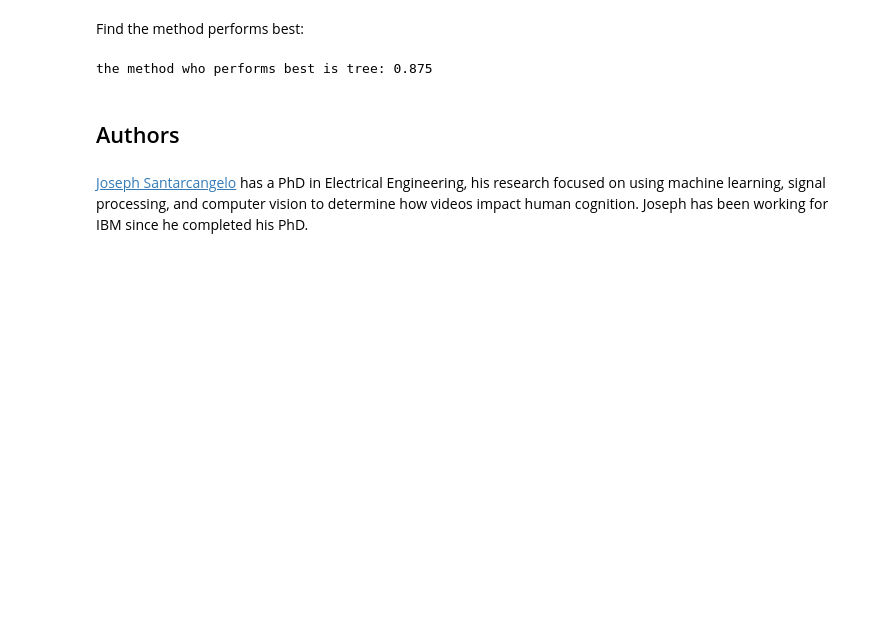
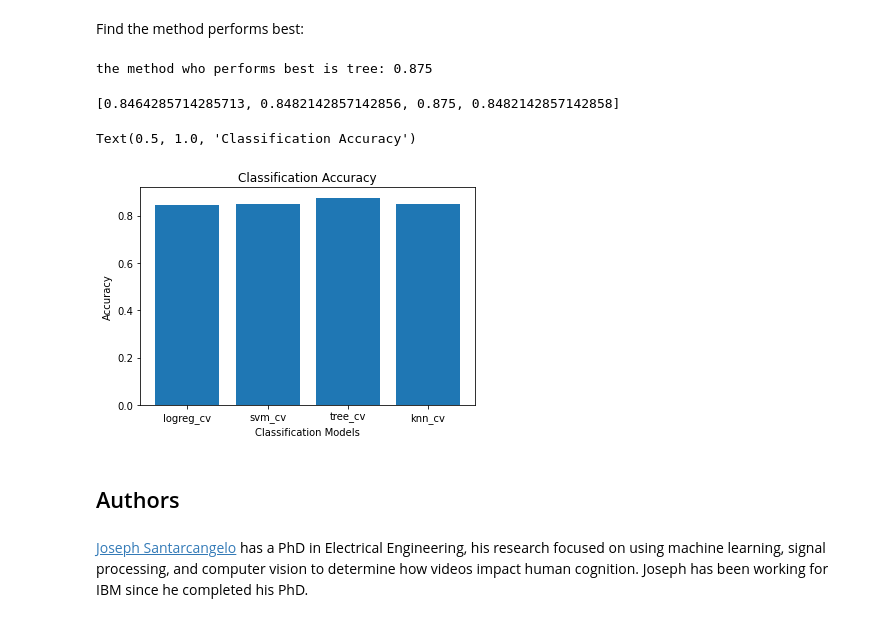
Before and after one commit to xxantaresxx/FINAL-APPLIED-DATA-SCIENCE-CAPSTONE, a Jupyter notebook: predictive analysis (classification).ipynb, the cells around one changed output. Saved outputs shown, nothing was run; the diff lists cells and outputs as text; code cells hidden in the pictures; blank space fills up the shorter version.

```diff
--- a/predictive analysis (classification).ipynb
+++ b/predictive analysis (classification).ipynb
@@ -353,6 +353,25 @@ Find the method performs best:
 print("the method who performs best is tree:",tree_cv.best_score_)
 # %% [output]
 the method who performs best is tree: 0.875
+# %%
+a = logreg_cv.best_score_
+b = svm_cv.best_score_
+c= tree_cv.best_score_
+d = knn_cv.best_score_
+
+list1 = ['logreg_cv','svm_cv','tree_cv','knn_cv']
+list2 = [a,b,c,d]
+
+print(list2)
+
+plt.bar(list1,list2)
+plt.xlabel('Classification Models')
+plt.ylabel('Accuracy')
+plt.title('Classification Accuracy')
+# %% [output]
+[0.8464285714285713, 0.8482142857142856, 0.875, 0.8482142857142858]
+Text(0.5, 1.0, 'Classification Accuracy')
+[figure, added]
 # %% [markdown]
 ## Authors
 # %% [markdown]
```
Also changed, not shown: parts of 3 cells of this notebook.
